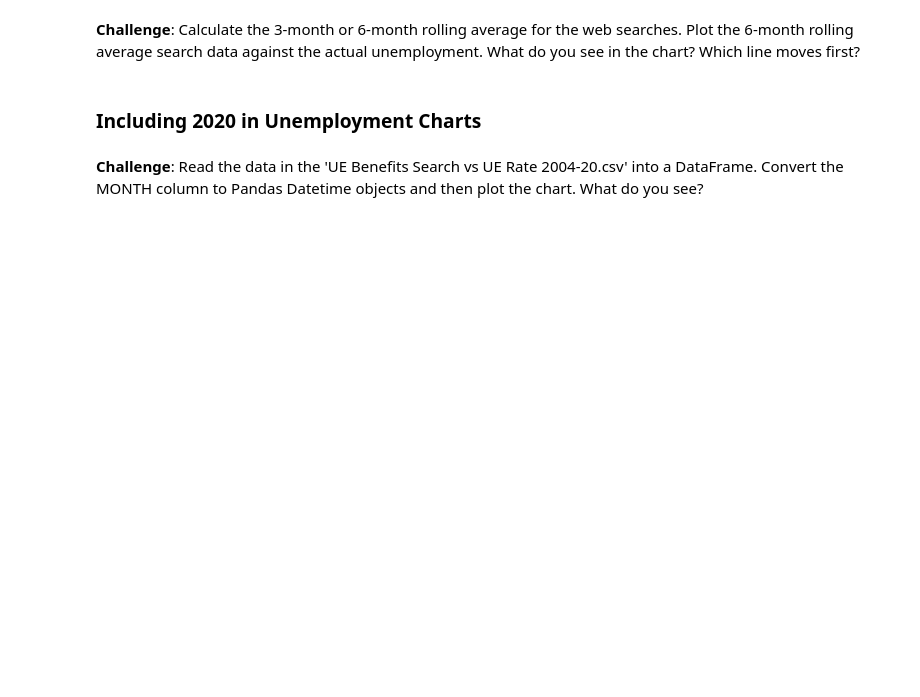
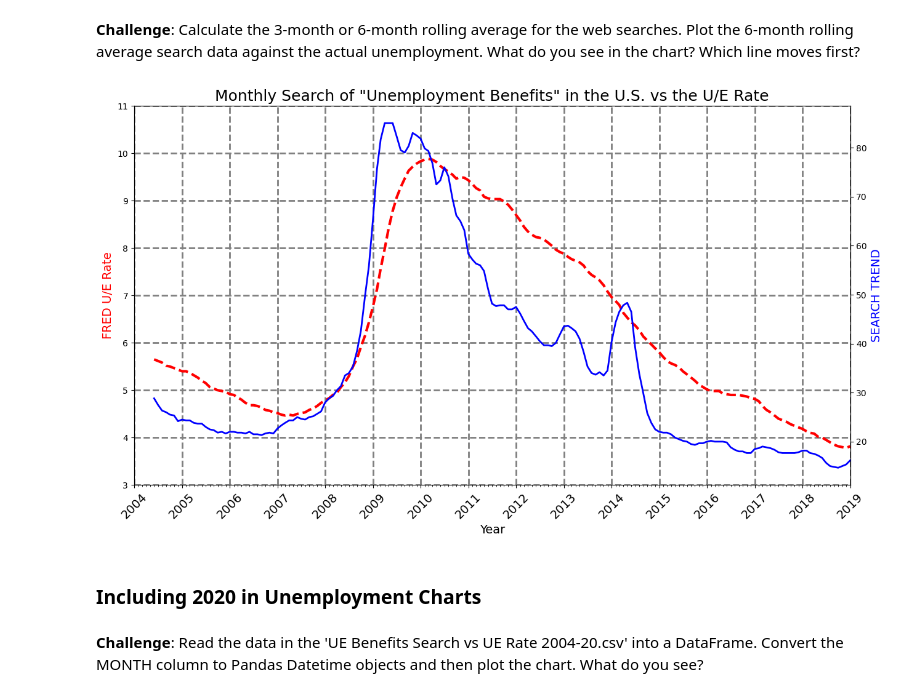
Before and after one commit to TanishTaneja/bitcoin-analysis, a Jupyter notebook: Google Trends Data Viz (start)/Google Trends and Data Visualisation (start).ipynb, the cells around one changed output. Cells and saved outputs as stored; diff of their text form; code cells hidden in the pictures; blank space fills up the shorter version.

```diff
--- a/Google Trends Data Viz (start)/Google Trends and Data Visualisation (start).ipynb
+++ b/Google Trends Data Viz (start)/Google Trends and Data Visualisation (start).ipynb
@@ -267,5 +352,40 @@ How to add tick formatting for dates on the x-axis.
 # %% [markdown]
 **Challenge**: Calculate the 3-month or 6-month rolling average for the web searches. Plot the 6-month rolling average search data against the actual unemployment. What do you see in the chart? Which line moves first?
+# %%
+
+# Create locators for ticks on the time axis
+plt.figure(figsize=(15,8), dpi=100)
+plt.xticks(fontsize=14,rotation=45)
+plt.title('Monthly Search of "Unemployment Benefits" in the U.S. vs the U/E Rate', fontsize=18)
+axis1=plt.gca()
+axis1.grid(color='grey', linestyle='--', linewidth=2)
+axis2=axis1.twinx()
+
+# selecting two columns and taking mean of
+rolled_df_UE=df_unemployment[['UE_BENEFITS_WEB_SEARCH', 'UNRATE']].rolling(window=6).mean()
+
+axis1.set_ylim([3, 11])
+axis1.set_xlim([df_unemployment.MONTH.min(),df_unemployment.MONTH.max()])
+
+axis1.set_xlabel("Year",fontsize=14)
+axis1.set_ylabel("FRED U/E Rate",color="r",fontsize=14)
+axis2.set_ylabel("SEARCH TREND",color="b",fontsize=14)
+
+years=mdates.YearLocator()
+months=mdates.MonthLocator()
+year_fmt=mdates.DateFormatter("%Y")
+
+axis1.xaxis.set_major_locator(years)
+axis1.xaxis.set_major_formatter(year_fmt)
+axis1.xaxis.set_minor_locator(months)
+
+axis1.plot(df_unemployment.MONTH,rolled_df_UE.UNRATE,"r",linewidth=3, linestyle="--")
+
+axis2.plot(df_unemployment.MONTH,rolled_df_UE.UE_BENEFITS_WEB_SEARCH,"b",linewidth=2)
+
+plt.show()
+# %% [output]
+[figure, added]
 # %% [markdown]
 ### Including 2020 in Unemployment Charts
 # %% [markdown]
```
Also changed, not shown: parts of 12 cells of this notebook.
